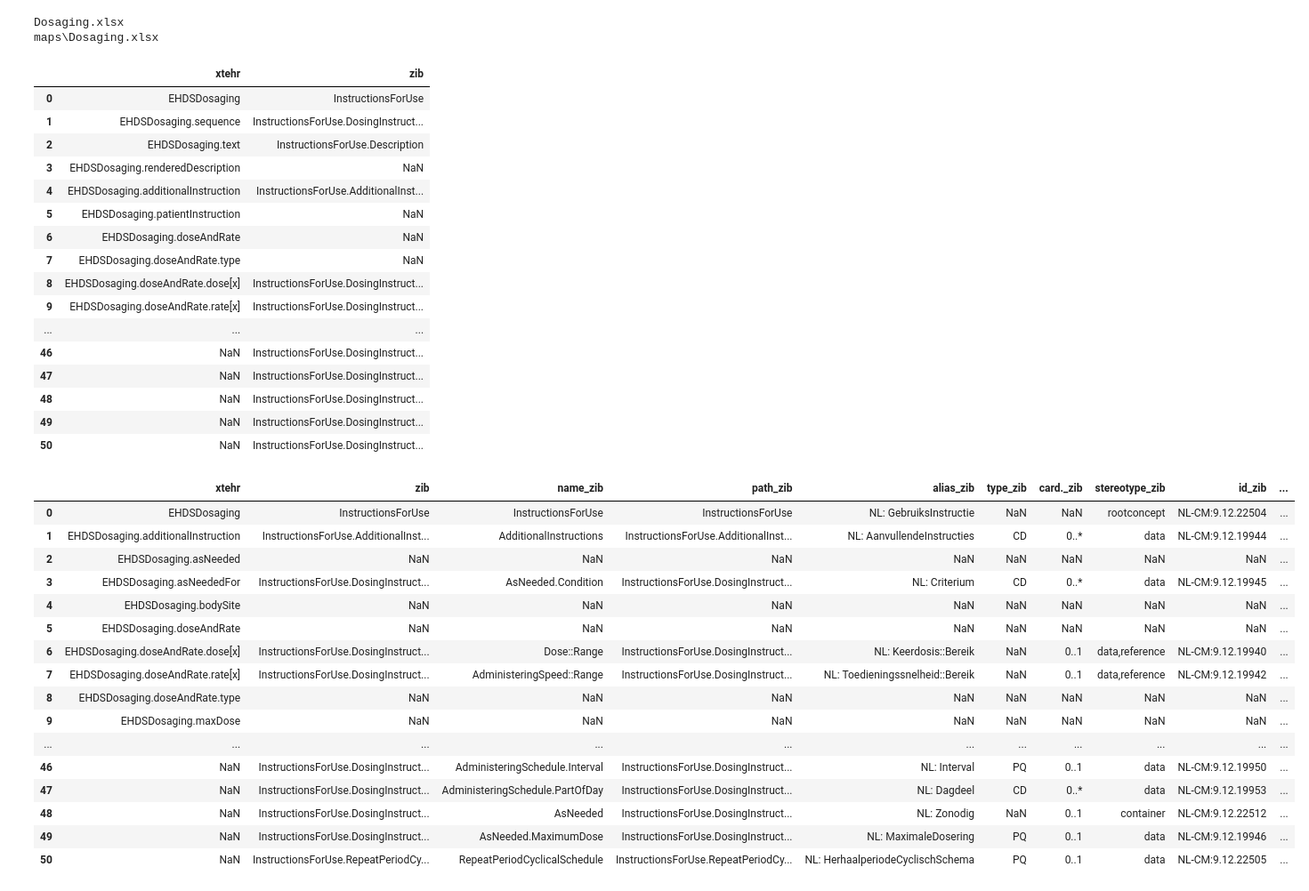
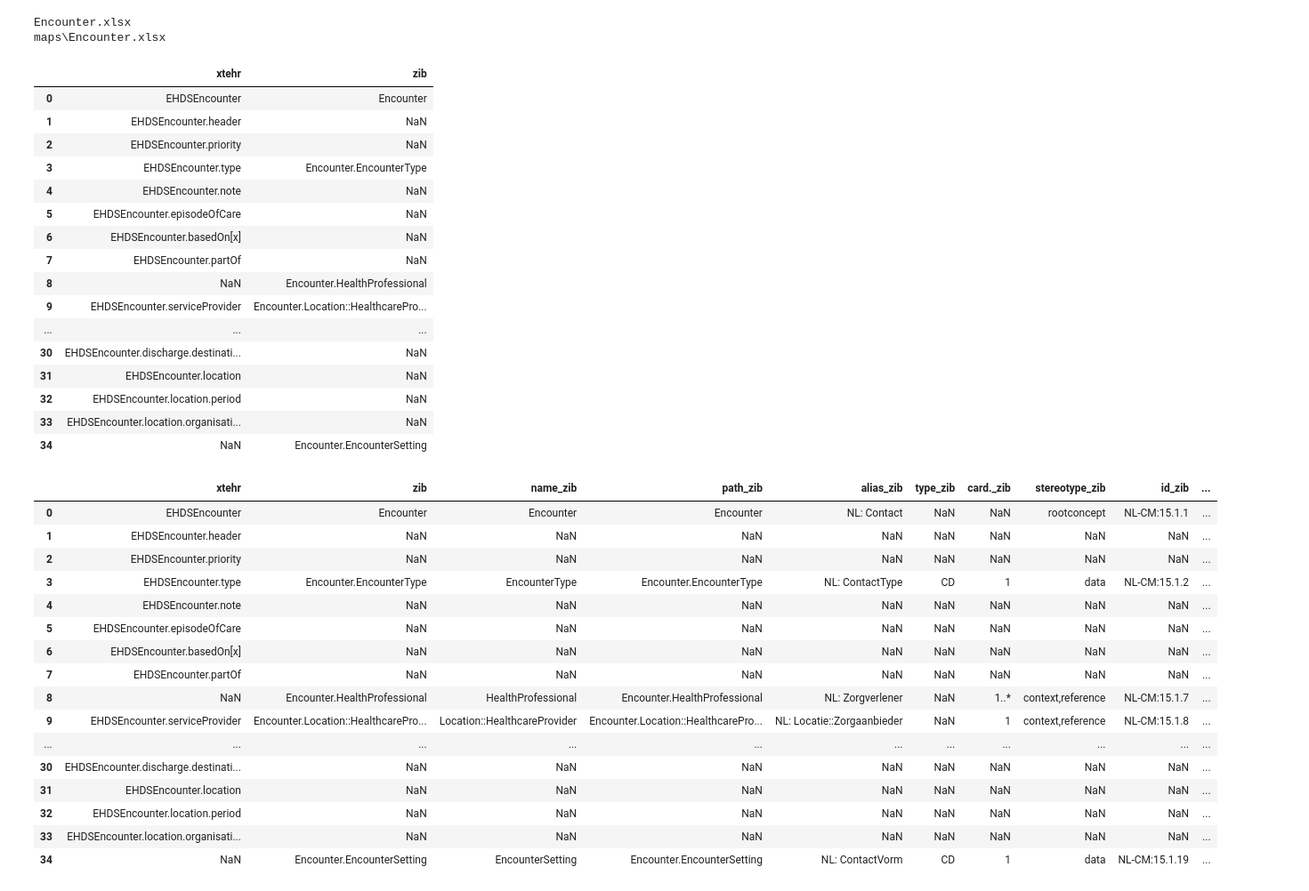
Before and after one commit to Nictiz/eu-nl-compared, a Jupyter notebook: mapping.ipynb, the cells around one changed output. Shown at 89% size. Drawn from its saved outputs; the diff is of its cells as text; code cells hidden in the pictures.

```diff
--- a/mapping.ipynb
+++ b/mapping.ipynb
@@ -29,5 +29,5 @@ zibs = os.listdir(zibspath)
 # %%
-zib = zibs[12]
+zib = zibs[4]
 print(zib)
 zibpath = os.path.join(zibspath, zib)
 zibdf = pd.read_excel(zibpath)
@@ -88,5 +87,5 @@ xlms = os.listdir(xlmspath)
 # %%
-xlm = xlms[8]
+xlm = xlms[9]
 print( xlm)
 xlmpath = os.path.join(xlmspath, xlm)
 xlmdf = pd.read_excel(xlmpath)
@@ -146,5 +145,5 @@ maps = os.listdir(mapbase)
 # %%
-file = maps[7]
+file = maps[8]
 print(file)
 mappath = os.path.join(mapbase, file)
 print(mappath)
@@ -155,46 +154,46 @@ mapdf[['zib','xtehr']] = mapdf[['zib','xtehr']].map(
 )
 mapdf
 # %% [output]
-Dosaging.xlsx
-maps\Dosaging.xlsx
+Encounter.xlsx
+maps\Encounter.xlsx
 |  | xtehr | zib |
-| 0 | EHDSDosaging | InstructionsForUse |
-| 1 | EHDSDosaging.sequence | InstructionsForUse.DosingInstruct... |
-| 2 | EHDSDosaging.text | InstructionsForUse.Description |
-| 3 | EHDSDosaging.renderedDescription | NaN |
-| 4 | EHDSDosaging.additionalInstruction | InstructionsForUse.AdditionalInst... |
-| 5 | EHDSDosaging.patientInstruction | NaN |
-| 6 | EHDSDosaging.doseAndRate | NaN |
-| 7 | EHDSDosaging.doseAndRate.type | NaN |
-| 8 | EHDSDosaging.doseAndRate.dose[x] | InstructionsForUse.DosingInstruct... |
-| 9 | EHDSDosaging.doseAndRate.rate[x] | InstructionsForUse.DosingInstruct... |
+| 0 | EHDSEncounter | Encounter |
+| 1 | EHDSEncounter.header | NaN |
+| 2 | EHDSEncounter.priority | NaN |
+| 3 | EHDSEncounter.type | Encounter.EncounterType |
+| 4 | EHDSEncounter.note | NaN |
+| 5 | EHDSEncounter.episodeOfCare | NaN |
+| 6 | EHDSEncounter.basedOn[x] | NaN |
+| 7 | EHDSEncounter.partOf | NaN |
+| 8 | NaN | Encounter.HealthProfessional |
+| 9 | EHDSEncounter.serviceProvider | Encounter.Location::HealthcarePro... |
 | ... | ... | ... |
-| 46 | NaN | InstructionsForUse.DosingInstruct... |
-| 47 | NaN | InstructionsForUse.DosingInstruct... |
-| 48 | NaN | InstructionsForUse.DosingInstruct... |
-| 49 | NaN | InstructionsForUse.DosingInstruct... |
-| 50 | NaN | InstructionsForUse.DosingInstruct... |
+| 30 | EHDSEncounter.discharge.destinati... | NaN |
+| 31 | EHDSEncounter.location | NaN |
+| 32 | EHDSEncounter.location.period | NaN |
+| 33 | EHDSEncounter.location.organisati... | NaN |
+| 34 | NaN | Encounter.EncounterSetting |
 # %%
-mapping = mapdf[['xtehr', 'zib']].merge(zibdf.add_suffix('_zib'), left_on='zib', right_on='path_zib', how='outer').merge(xlmdf.add_suffix('_xtehr'), left_on='xtehr', right_on='path_xtehr', how='outer')
+mapping = mapdf[['xtehr', 'zib']].merge(zibdf.add_suffix('_zib'), left_on='zib', right_on='path_zib', how='left').merge(xlmdf.add_suffix('_xtehr'), left_on='xtehr', right_on='path_xtehr', how='left')
 mapping
 # %% [output]
 |  | xtehr | zib | name_zib | path_zib | alias_zib | type_zib | card._zib | stereotype_zib | id_zib | ... |
-| 0 | EHDSDosaging | InstructionsForUse | InstructionsForUse | InstructionsForUse | NL: GebruiksInstructie | NaN | NaN | rootconcept | NL-CM:9.12.22504 | ... |
-| 1 | EHDSDosaging.additionalInstruction | InstructionsForUse.AdditionalInst... | AdditionalInstructions | InstructionsForUse.AdditionalInst... | NL: AanvullendeInstructies | CD | 0..* | data | NL-CM:9.12.19944 | ... |
-| 2 | EHDSDosaging.asNeeded | NaN | NaN | NaN | NaN | NaN | NaN | NaN | NaN | ... |
-| 3 | EHDSDosaging.asNeededFor | InstructionsForUse.DosingInstruct... | AsNeeded.Condition | InstructionsForUse.DosingInstruct... | NL: Criterium | CD | 0..* | data | NL-CM:9.12.19945 | ... |
-| 4 | EHDSDosaging.bodySite | NaN | NaN | NaN | NaN | NaN | NaN | NaN | NaN | ... |
-| 5 | EHDSDosaging.doseAndRate | NaN | NaN | NaN | NaN | NaN | NaN | NaN | NaN | ... |
-| 6 | EHDSDosaging.doseAndRate.dose[x] | InstructionsForUse.DosingInstruct... | Dose::Range | InstructionsForUse.DosingInstruct... | NL: Keerdosis::Bereik | NaN | 0..1 | data,reference | NL-CM:9.12.19940 | ... |
-| 7 | EHDSDosaging.doseAndRate.rate[x] | InstructionsForUse.DosingInstruct... | AdministeringSpeed::Range | InstructionsForUse.DosingInstruct... | NL: Toedieningssnelheid::Bereik | NaN | 0..1 | data,reference | NL-CM:9.12.19942 | ... |
-| 8 | EHDSDosaging.doseAndRate.type | NaN | NaN | NaN | NaN | NaN | NaN | NaN | NaN | ... |
-| 9 | EHDSDosaging.maxDose | NaN | NaN | NaN | NaN | NaN | NaN | NaN | NaN | ... |
+| 0 | EHDSEncounter | Encounter | Encounter | Encounter | NL: Contact | NaN | NaN | rootconcept | NL-CM:15.1.1 | ... |
+| 1 | EHDSEncounter.header | NaN | NaN | NaN | NaN | NaN | NaN | NaN | NaN | ... |
+| 2 | EHDSEncounter.priority | NaN | NaN | NaN | NaN | NaN | NaN | NaN | NaN | ... |
+| 3 | EHDSEncounter.type | Encounter.EncounterType | EncounterType | Encounter.EncounterType | NL: ContactType | CD | 1 | data | NL-CM:15.1.2 | ... |
+| 4 | EHDSEncounter.note | NaN | NaN | NaN | NaN | NaN | NaN | NaN | NaN | ... |
+| 5 | EHDSEncounter.episodeOfCare | NaN | NaN | NaN | NaN | NaN | NaN | NaN | NaN | ... |
+| 6 | EHDSEncounter.basedOn[x] | NaN | NaN | NaN | NaN | NaN | NaN | NaN | NaN | ... |
+| 7 | EHDSEncounter.partOf | NaN | NaN | NaN | NaN | NaN | NaN | NaN | NaN | ... |
+| 8 | NaN | Encounter.HealthProfessional | HealthProfessional | Encounter.HealthProfessional | NL: Zorgverlener | NaN | 1..* | context,reference | NL-CM:15.1.7 | ... |
+| 9 | EHDSEncounter.serviceProvider | Encounter.Location::HealthcarePro... | Location::HealthcareProvider | Encounter.Location::HealthcarePro... | NL: Locatie::Zorgaanbieder | NaN | 1 | context,reference | NL-CM:15.1.8 | ... |
 | ... | ... | ... | ... | ... | ... | ... | ... | ... | ... | ... |
-| 46 | NaN | InstructionsForUse.DosingInstruct... | AdministeringSchedule.Interval | InstructionsForUse.DosingInstruct... | NL: Interval | PQ | 0..1 | data | NL-CM:9.12.19950 | ... |
-| 47 | NaN | InstructionsForUse.DosingInstruct... | AdministeringSchedule.PartOfDay | InstructionsForUse.DosingInstruct... | NL: Dagdeel | CD | 0..* | data | NL-CM:9.12.19953 | ... |
-| 48 | NaN | InstructionsForUse.DosingInstruct... | AsNeeded | InstructionsForUse.DosingInstruct... | NL: Zonodig | NaN | 0..1 | container | NL-CM:9.12.22512 | ... |
-| 49 | NaN | InstructionsForUse.DosingInstruct... | AsNeeded.MaximumDose | InstructionsForUse.DosingInstruct... | NL: MaximaleDosering | PQ | 0..1 | data | NL-CM:9.12.19946 | ... |
-| 50 | NaN | InstructionsForUse.RepeatPeriodCy... | RepeatPeriodCyclicalSchedule | InstructionsForUse.RepeatPeriodCy... | NL: HerhaalperiodeCyclischSchema | PQ | 0..1 | data | NL-CM:9.12.22505 | ... |
+| 30 | EHDSEncounter.discharge.destinati... | NaN | NaN | NaN | NaN | NaN | NaN | NaN | NaN | ... |
+| 31 | EHDSEncounter.location | NaN | NaN | NaN | NaN | NaN | NaN | NaN | NaN | ... |
+| 32 | EHDSEncounter.location.period | NaN | NaN | NaN | NaN | NaN | NaN | NaN | NaN | ... |
+| 33 | EHDSEncounter.location.organisati... | NaN | NaN | NaN | NaN | NaN | NaN | NaN | NaN | ... |
+| 34 | NaN | Encounter.EncounterSetting | EncounterSetting | Encounter.EncounterSetting | NL: ContactVorm | CD | 1 | data | NL-CM:15.1.19 | ... |
 # %%
 shortmap = mapping[['zib', 'xtehr', 'type_zib','type_xtehr', 'card._zib', 'card._xtehr']]
 shortmap
```
Also changed, not shown: parts of 7 cells of this notebook, 4 other files.
